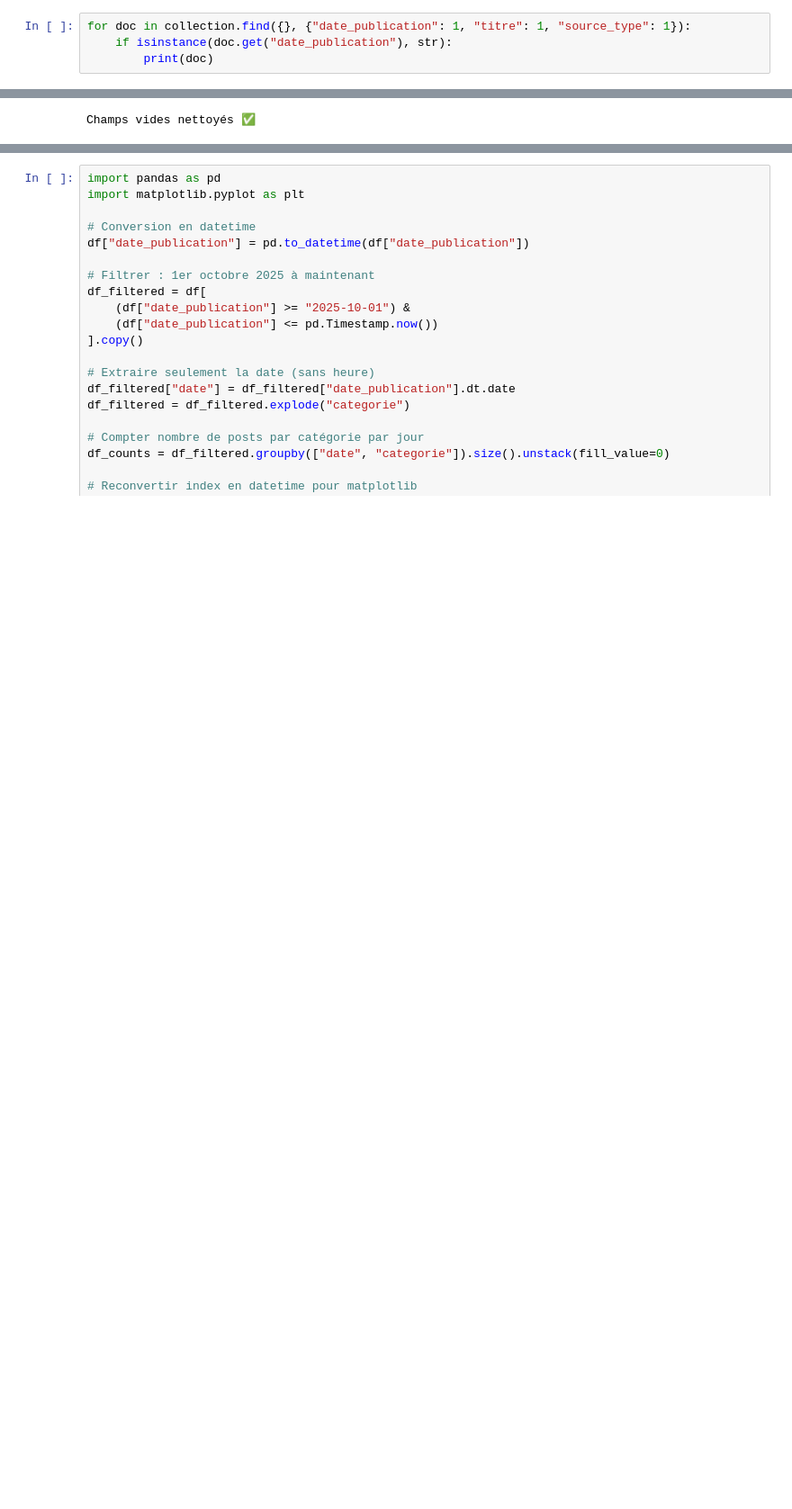
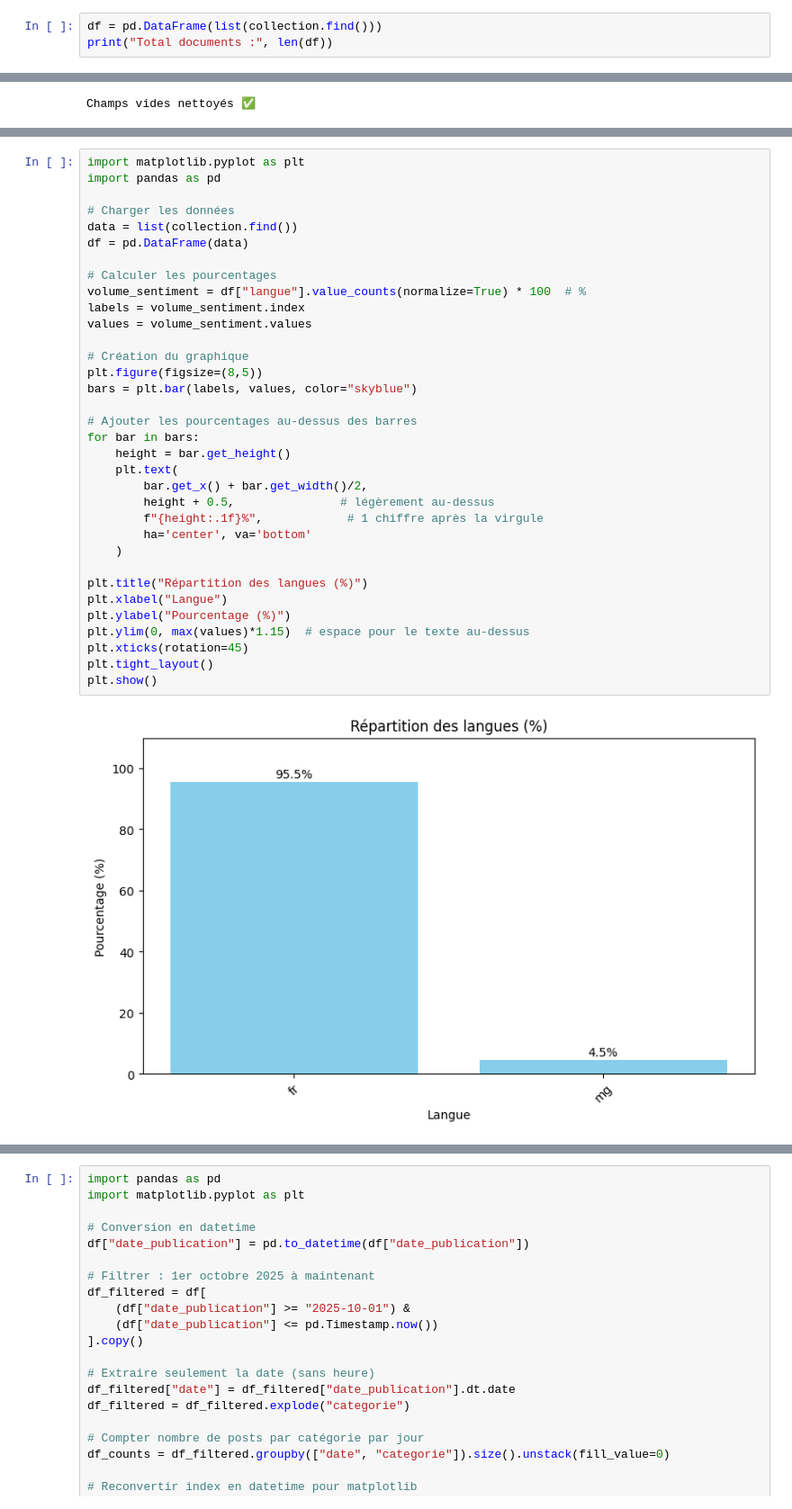
Before and after one commit to hents8/veille_media_mada, a Jupyter notebook: notebooks/data_analyse.ipynb, the cells around one changed output, grey strips where cells are left out. Shown at 90% size. Cells and saved outputs as stored; diff of their text form; blank space fills up the shorter version.

```diff
--- a/notebooks/data_analyse.ipynb
+++ b/notebooks/data_analyse.ipynb
@@ -55,4 +55,3 @@ Counter({'datetime': 2239})
 # %%
-for doc in collection.find({}, {"date_publication": 1, "titre": 1, "source_type": 1}):
-    if isinstance(doc.get("date_publication"), str):
-        print(doc)
+df = pd.DataFrame(list(collection.find()))
+print("Total documents :", len(df))
@@ -1315,3 +1301,39 @@ plt.show()
+# %%
+import matplotlib.pyplot as plt
+import pandas as pd
+
+# Charger les données
+data = list(collection.find())
+df = pd.DataFrame(data)
+
+# Calculer les pourcentages
+volume_sentiment = df["langue"].value_counts(normalize=True) * 100  # %
+labels = volume_sentiment.index
+values = volume_sentiment.values
+
+# Création du graphique
+plt.figure(figsize=(8,5))
+bars = plt.bar(labels, values, color="skyblue")
+
+# Ajouter les pourcentages au-dessus des barres
+for bar in bars:
+    height = bar.get_height()
+    plt.text(
+        bar.get_x() + bar.get_width()/2,
+        height + 0.5,               # légèrement au-dessus
+        f"{height:.1f}%",            # 1 chiffre après la virgule
+        ha='center', va='bottom'
+    )
+
+plt.title("Répartition des langues (%)")
+plt.xlabel("Langue")
+plt.ylabel("Pourcentage (%)")
+plt.ylim(0, max(values)*1.15)  # espace pour le texte au-dessus
+plt.xticks(rotation=45)
+plt.tight_layout()
+plt.show()
+# %% [output]
+[figure, added]
 # %%
 import pandas as pd
 import matplotlib.pyplot as plt
```
Also changed, not shown: parts of 31 cells of this notebook, 3 other files.
